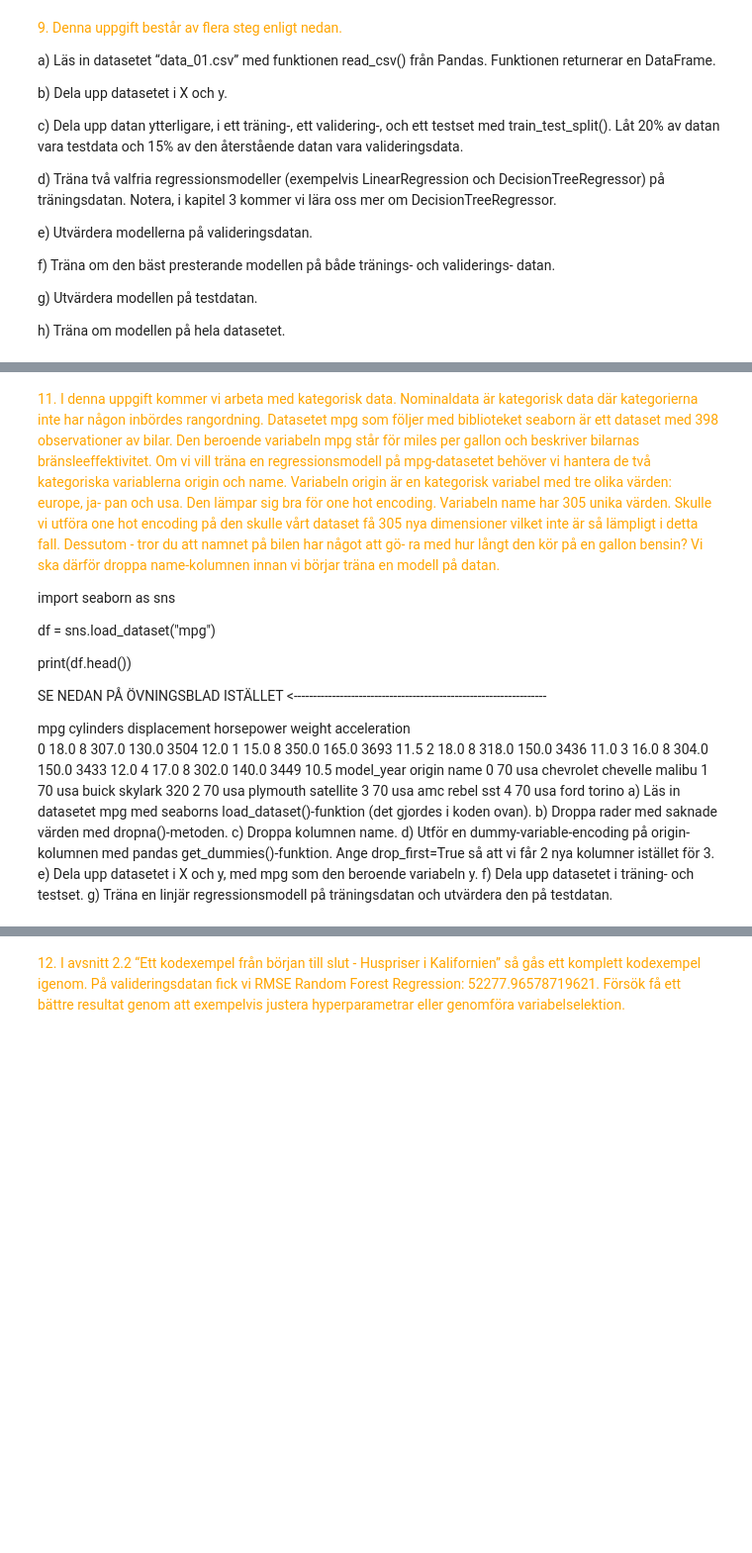
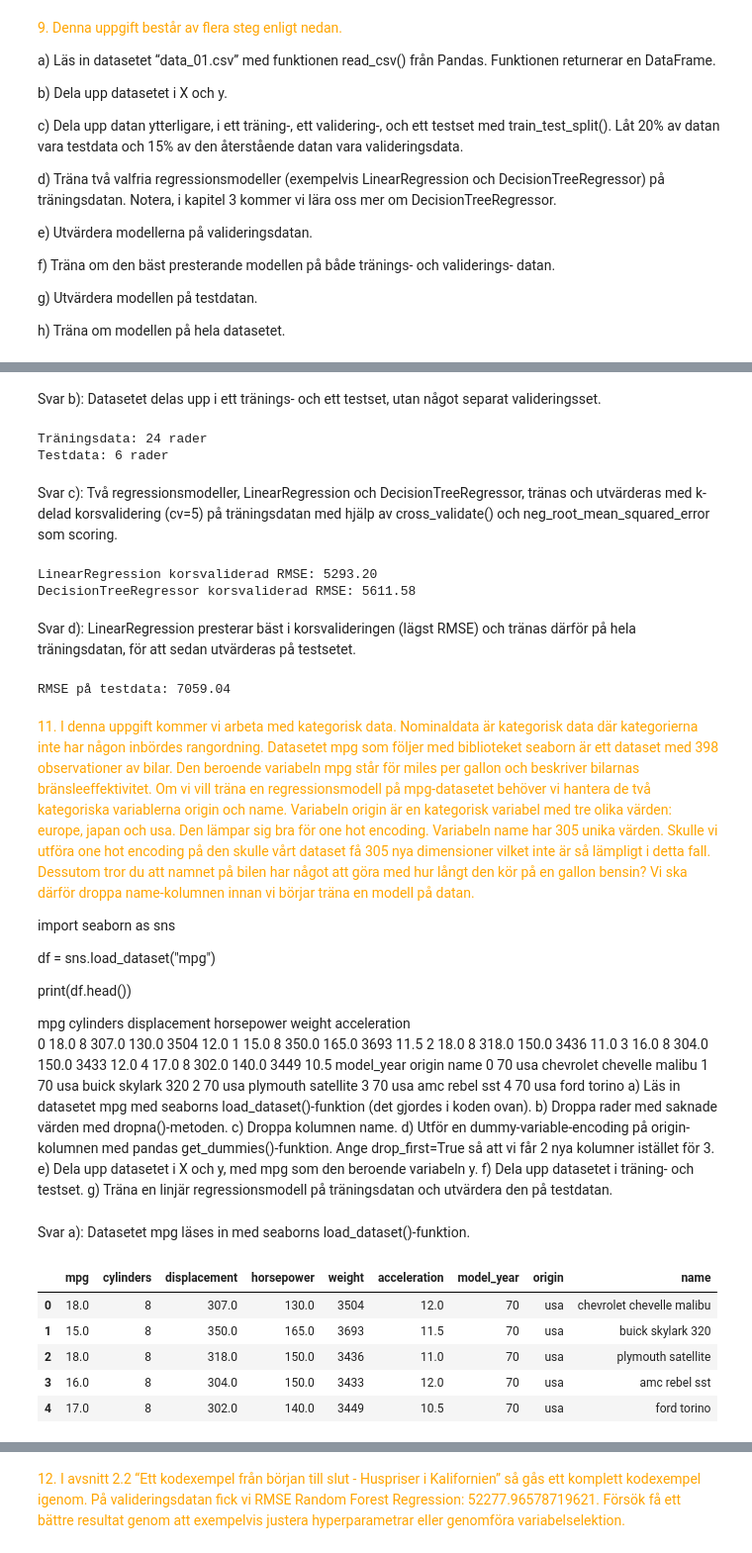
Before and after one commit to Marcusjk9/AI--vningar, a Jupyter notebook: Kapitel_2.ipynb, the cells around one changed output, grey strips where cells are left out. Shown at 99% size. Cells and saved outputs as stored; diff of their text form; code cells hidden in the pictures; blank space fills up the shorter version.

```diff
--- a/Kapitel_2.ipynb
+++ b/Kapitel_2.ipynb
@@ -114,3 +240,49 @@ h) Träna om modellen på hela datasetet. </font>
+# %% [markdown]
+Svar b):
+Datasetet delas upp i ett tränings- och ett testset, utan något separat valideringsset.
+# %%
+from sklearn.model_selection import train_test_split
+
+X_train, X_test, y_train, y_test = train_test_split(X, y, test_size=0.2, random_state=42)
+
+print(f'Träningsdata: {X_train.shape[0]} rader')
+print(f'Testdata: {X_test.shape[0]} rader')
+# %% [output]
+Träningsdata: 24 rader
+Testdata: 6 rader
+# %% [markdown]
+Svar c):
+Två regressionsmodeller, LinearRegression och DecisionTreeRegressor, tränas och utvärderas med k-delad korsvalidering (cv=5) på träningsdatan med hjälp av cross_validate() och neg_root_mean_squared_error som scoring.
+# %%
+from sklearn.model_selection import cross_validate
+from sklearn.linear_model import LinearRegression
+from sklearn.tree import DecisionTreeRegressor
+
+lin_reg = LinearRegression()
+tree_reg = DecisionTreeRegressor(random_state=42)
+
+lin_scores = cross_validate(lin_reg, X_train, y_train, cv=5, scoring='neg_root_mean_squared_error')
+tree_scores = cross_validate(tree_reg, X_train, y_train, cv=5, scoring='neg_root_mean_squared_error')
+
+lin_rmse = -lin_scores['test_score'].mean()
+tree_rmse = -tree_scores['test_score'].mean()
+
+print(f'LinearRegression korsvaliderad RMSE: {lin_rmse:.2f}')
+print(f'DecisionTreeRegressor korsvaliderad RMSE: {tree_rmse:.2f}')
+# %% [output]
+LinearRegression korsvaliderad RMSE: 5293.20
+DecisionTreeRegressor korsvaliderad RMSE: 5611.58
+# %% [markdown]
+Svar d):
+LinearRegression presterar bäst i korsvalideringen (lägst RMSE) och tränas därför på hela träningsdatan, för att sedan utvärderas på testsetet.
+# %%
+from sklearn.metrics import mean_squared_error
+
+best_model = LinearRegression().fit(X_train, y_train)
+test_rmse = mean_squared_error(y_test, best_model.predict(X_test)) ** 0.5
+print(f'RMSE på testdata: {test_rmse:.2f}')
+# %% [output]
+RMSE på testdata: 7059.04
 # %% [markdown]
 <font color='orange'> 11. I denna uppgift kommer vi arbeta med kategorisk data. Nominaldata är
 kategorisk data där kategorierna inte har någon inbördes rangordning.
@@ -119,12 +291,10 @@ Datasetet mpg som följer med biblioteket seaborn är ett dataset med
 per gallon och beskriver bilarnas bränsleeffektivitet.
 Om vi vill träna en regressionsmodell på mpg-datasetet behöver vi
 hantera de två kategoriska variablerna origin och name. Variabeln
-origin är en kategorisk variabel med tre olika värden: europe, ja-
-pan och usa. Den lämpar sig bra för one hot encoding. Variabeln
+origin är en kategorisk variabel med tre olika värden: europe, japan och usa. Den lämpar sig bra för one hot encoding. Variabeln
 name har 305 unika värden. Skulle vi utföra one hot encoding på den
 skulle vårt dataset få 305 nya dimensioner vilket inte är så lämpligt
-i detta fall. Dessutom - tror du att namnet på bilen har något att gö-
-ra med hur långt den kör på en gallon bensin? Vi ska därför droppa
+i detta fall. Dessutom tror du att namnet på bilen har något att göra med hur långt den kör på en gallon bensin? Vi ska därför droppa
 name-kolumnen innan vi börjar träna en modell på datan.
 
 import seaborn as sns
@@ -134,7 +304,7 @@ df = sns.load_dataset("mpg")
 print(df.head())
 
 
-SE NEDAN PÅ ÖVNINGSBLAD ISTÄLLET <------------------------------------------------------------------
+
 
 mpg cylinders displacement horsepower weight
 acceleration \
@@ -160,3 +330,18 @@ e) Dela upp datasetet i X och y, med mpg som den beroende variabeln y.
 f) Dela upp datasetet i träning- och testset.
 g) Träna en linjär regressionsmodell på träningsdatan och utvärdera den på
 testdatan. </font>
+# %% [markdown]
+Svar a):
+Datasetet mpg läses in med seaborns load_dataset()-funktion.
+# %%
+import seaborn as sns
+
+df = sns.load_dataset('mpg')
+df.head()
+# %% [output]
+|  | mpg | cylinders | displacement | horsepower | weight | acceleration | model_year | origin | name |
+| 0 | 18.0 | 8 | 307.0 | 130.0 | 3504 | 12.0 | 70 | usa | chevrolet chevelle malibu |
+| 1 | 15.0 | 8 | 350.0 | 165.0 | 3693 | 11.5 | 70 | usa | buick skylark 320 |
+| 2 | 18.0 | 8 | 318.0 | 150.0 | 3436 | 11.0 | 70 | usa | plymouth satellite |
+| 3 | 16.0 | 8 | 304.0 | 150.0 | 3433 | 12.0 | 70 | usa | amc rebel sst |
+| 4 | 17.0 | 8 | 302.0 | 140.0 | 3449 | 10.5 | 70 | usa | ford torino |
```
Also changed, not shown: parts of 41 cells of this notebook.
